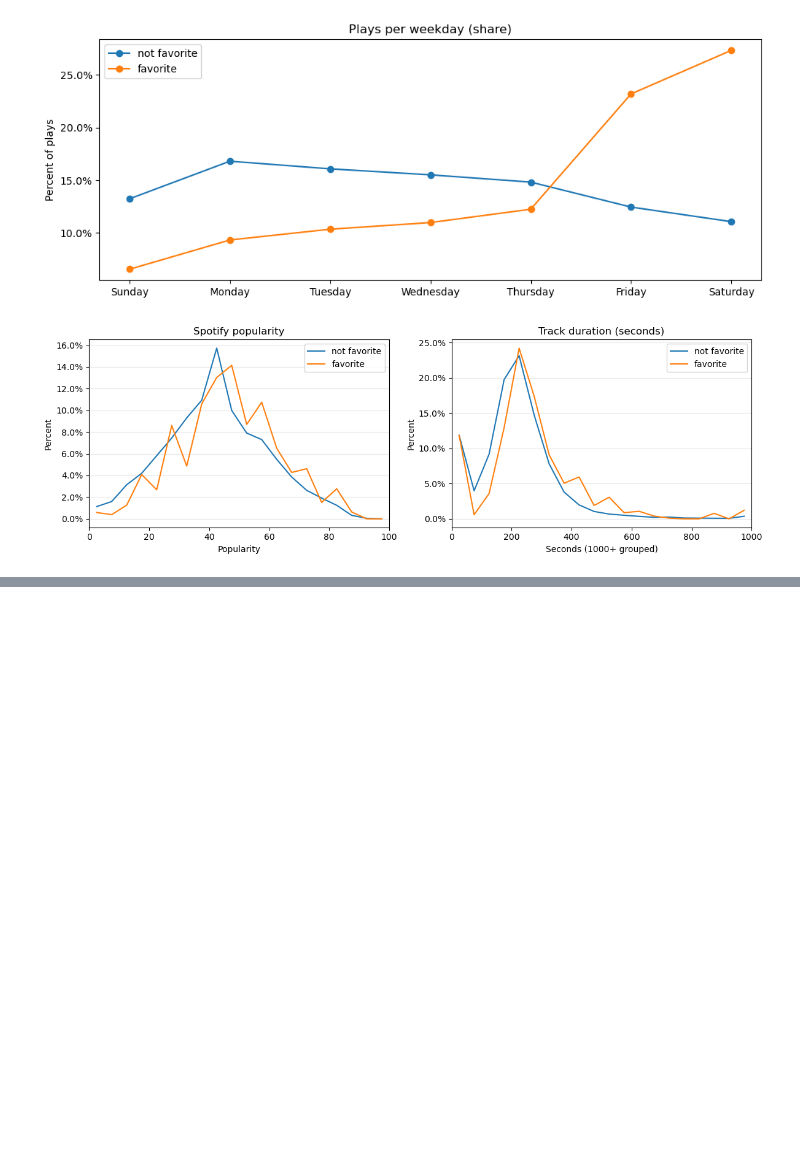
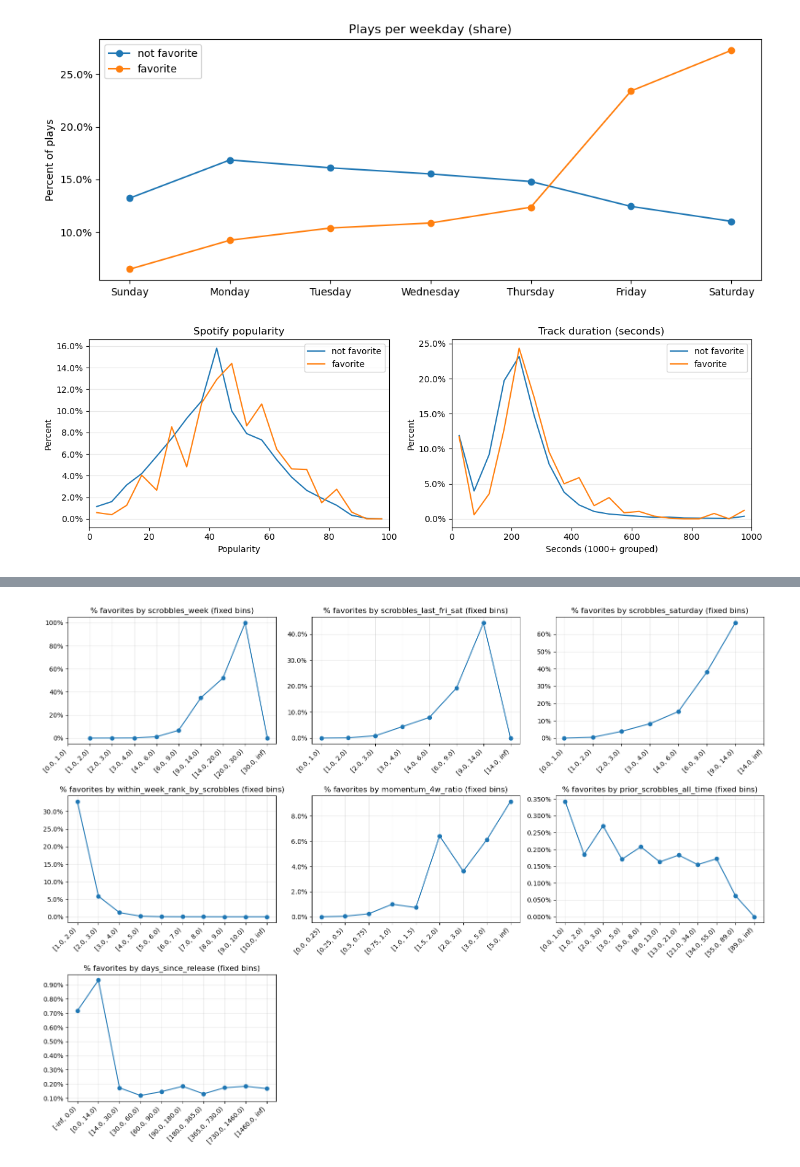
Before and after one commit to Tyainss/song-of-the-week, a Jupyter notebook: notebooks/00_eda.ipynb, the cells around one changed output, grey strips where cells are left out. Drawn from its saved outputs; the diff is of its cells as text; code cells hidden in the pictures; blank space fills up the shorter version.

```diff
--- a/notebooks/00_eda.ipynb
+++ b/notebooks/00_eda.ipynb
@@ -741,0 +859,91 @@ plt.show()
+# %%
+# Univariate lifts
+
+target = "is_week_favorite"
+features_to_plot = [
+    "scrobbles_week",
+    "scrobbles_last_fri_sat",
+    "scrobbles_saturday",
+    "within_week_rank_by_scrobbles",
+    "momentum_4w_ratio",
+    "prior_scrobbles_all_time",
+    "days_since_release",
+]
+# Keep only existing
+features_to_plot = [c for c in features_to_plot if c in dfw.columns]
+
+def lift_by_bins(df, feature, target_col, bins, right=False):
+    """
+    Returns % favorites and counts per fixed bin for `feature`.
+    `bins` can be a list of edges (pd.cut). Uses observed=False to silence pandas FutureWarning.
+    """
+    s = df[feature]
+    cat = pd.cut(s, bins=bins, include_lowest=True, right=right)
+    out = (
+        df.groupby(cat, observed=False)[target_col]
+          .agg(["mean", "count"])
+          .reset_index()
+          .rename(columns={"mean": "favorite_rate", feature: "bin"})
+    )
+    return out
+
+def chunk(seq, n):
+    for i in range(0, len(seq), n):
+        yield seq[i:i+n]
+
+# --- Bin edges per feature (tune if needed) ---
+bins_map = {
+    # weekly counts (long-tailed, many zeros)
+    "scrobbles_week":             [0, 1, 2, 3, 4, 6, 9, 14, 20, 30, np.inf],
+    "scrobbles_last_fri_sat":     [0, 1, 2, 3, 4, 6, 9, 14, np.inf],
+    "scrobbles_saturday":         [0, 1, 2, 3, 4, 6, 9, 14, np.inf],
+
+    # rank: cap at 10+ so bins are interpretable
+    # pd.cut works on numeric ranks too; final bin is (10, inf] = "11+"
+    "within_week_rank_by_scrobbles": [1, 2, 3, 4, 5, 6, 7, 8, 9, 10, np.inf],
+
+    # momentum ratio (skewed; 1 means equal to prior 4w)
+    "momentum_4w_ratio":          [0, 0.25, 0.5, 0.75, 1, 1.5, 2, 3, 5, np.inf],
+
+    # history magnitude (use coarse, increasing edges)
+    "prior_scrobbles_all_time":   [0, 1, 2, 3, 5, 8, 13, 21, 34, 55, 89, np.inf],
+
+    # recency of release (days)
+    "days_since_release":         [-np.inf, 0, 14, 30, 60, 90, 180, 365, 730, 1460, np.inf],
+}
+
+features_to_plot = [f for f in features_to_plot if f in dfw.columns]
+
+for page_feats in chunk(features_to_plot, 9):
+    rows, cols = 3, 3
+    fig, axes = plt.subplots(rows, cols, figsize=(16, 12))
+    axes = axes.ravel()
+
+    for ax, feat in zip(axes, page_feats):
+        bins = bins_map.get(feat)
+        if bins is None:
+            ax.set_visible(False)
+            continue
+
+        tbl = lift_by_bins(dfw, feat, target, bins=bins)
+        if tbl.empty:
+            ax.set_visible(False)
+            continue
+
+        # x labels as interval strings
+        x = np.arange(len(tbl))
+        y = tbl["favorite_rate"].values
+        ax.plot(x, y, marker="o")
+        ax.set_title(f"% favorites by {feat} (fixed bins)")
+        ax.set_xticks(x)
+        ax.set_xticklabels([str(iv) for iv in tbl.iloc[:, 0].astype(str)], rotation=45, ha="right")
+        ax.yaxis.set_major_formatter(mtick.PercentFormatter(1.0))
+        ax.grid(True, alpha=0.3)
+
+    for idx in range(len(page_feats), rows*cols):
+        axes[idx].set_visible(False)
+
+    plt.tight_layout()
+    plt.show()
+# %% [output]
+[figure, added]
```
Also changed, not shown: parts of 22 cells of this notebook.
